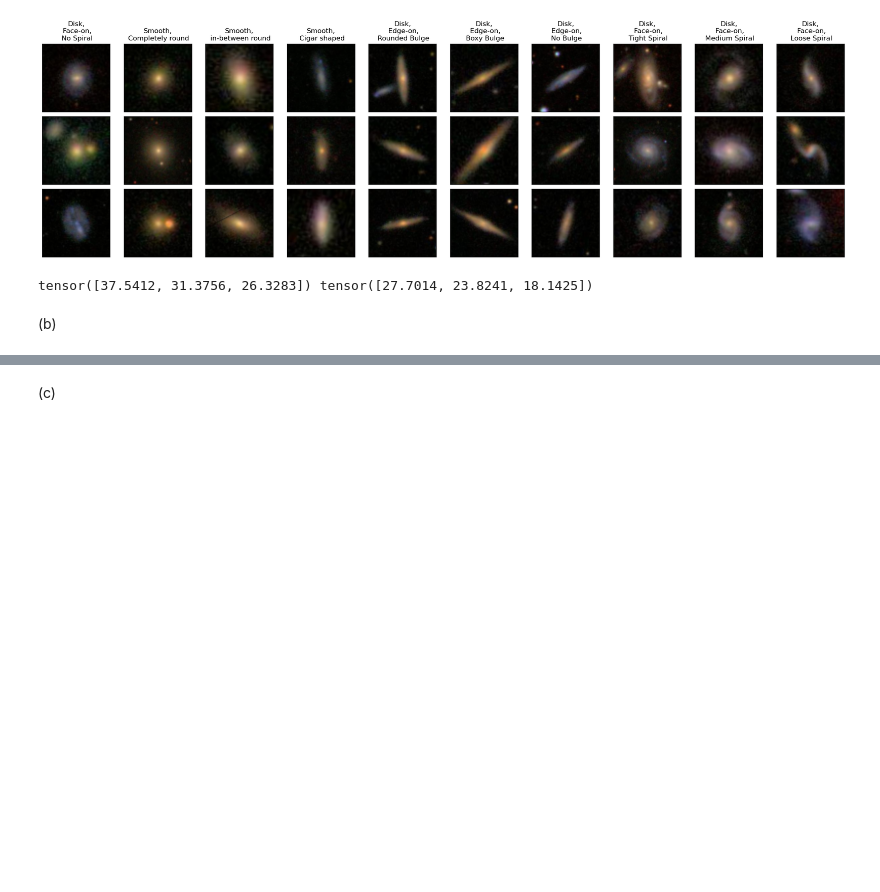
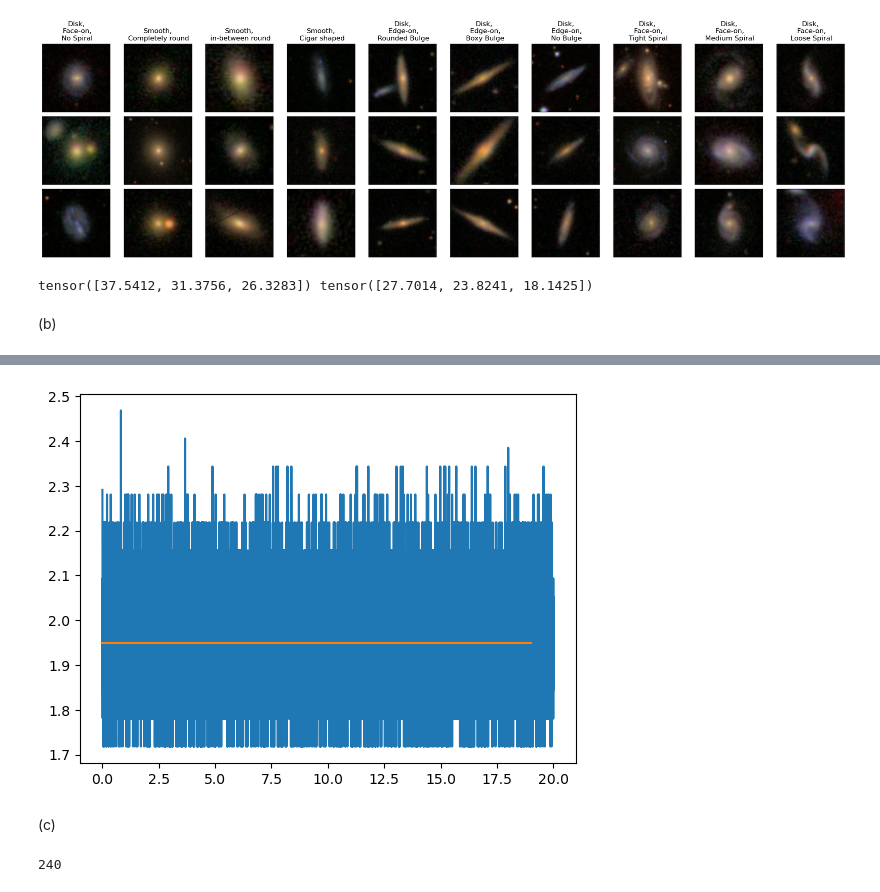
Before and after one commit to JonathanBerthold/mlph2023-Exercises, a Jupyter notebook: sheet07.ipynb, the cells around one changed output, grey strips where cells are left out. Saved outputs shown, nothing was run; the diff lists cells and outputs as text; code cells hidden in the pictures; blank space fills up the shorter version.

```diff
--- a/sheet07.ipynb
+++ b/sheet07.ipynb
@@ -246,0 +300,37 @@ from sklearn.metrics import confusion_matrix
+# %%
+# TODO: create DataLoaders for train and val, use a batch size of 16
+
+# TODO: instantiate the model, optimizer and criterion
+model=CNN()
+optimizer=torch.optim.AdamW(model.parameters(),lr=0.001,weight_decay=0.001)
+criterion=torch.nn.CrossEntropyLoss()
+# TODO: implement the training loop, validating after every epoch, and make the requested plots
+def train_epoch(optimizer=optimizer, criterion=criterion, train_loader=train_loader, val_loader=val_loader, model=model,train_losses=[],val_losses=[]):
+    model.train()
+    for x, y in train_loader:
+        optimizer.zero_grad()
+        y_pred = model(x)
+        loss = criterion(y_pred, y)
+        loss.backward()
+        optimizer.step()
+        train_losses.append(loss.item())
+    loss_val = []
+    model.eval()
+    for x, y in val_loader:
+        y_pred = model(x)
+        loss = criterion(y_pred, y)
+        loss_val.append(loss.item())
+    val_losses.append(np.mean(loss_val))
+    return train_losses, val_losses
+n_epochs = 20
+train_losses, val_losses = [], []
+for epoch in range(n_epochs):
+    train_losses, val_losses = train_epoch(train_losses=train_losses, val_losses=val_losses)
+    print(f'Epoch {epoch+1}/{n_epochs}: train_loss {train_losses[-1]:.4f}, val_loss {val_losses[-1]:.4f}')
+
+
+
+
+
+
+from sklearn.metrics import confusion_matrix
@@ -247,5 +356,15 @@ from sklearn.metrics import confusion_matrix
+# %%
+plt.plot(np.arange(len(train_losses)) / len(train_loader), train_losses)
+plt.plot(np.arange(len(val_losses)), val_losses)
+plt.show()
+# %% [output]
+[figure, added]
 # %% [markdown]
 (c)
 # %%
 # TODO: redo (c) with a ResNet
 # Hint: Training is probably quicker on google colab (https://colab.research.google.com/)
+# %%
+15*16
+# %% [output]
+240
```
Also changed, not shown: parts of 4 cells of this notebook.
